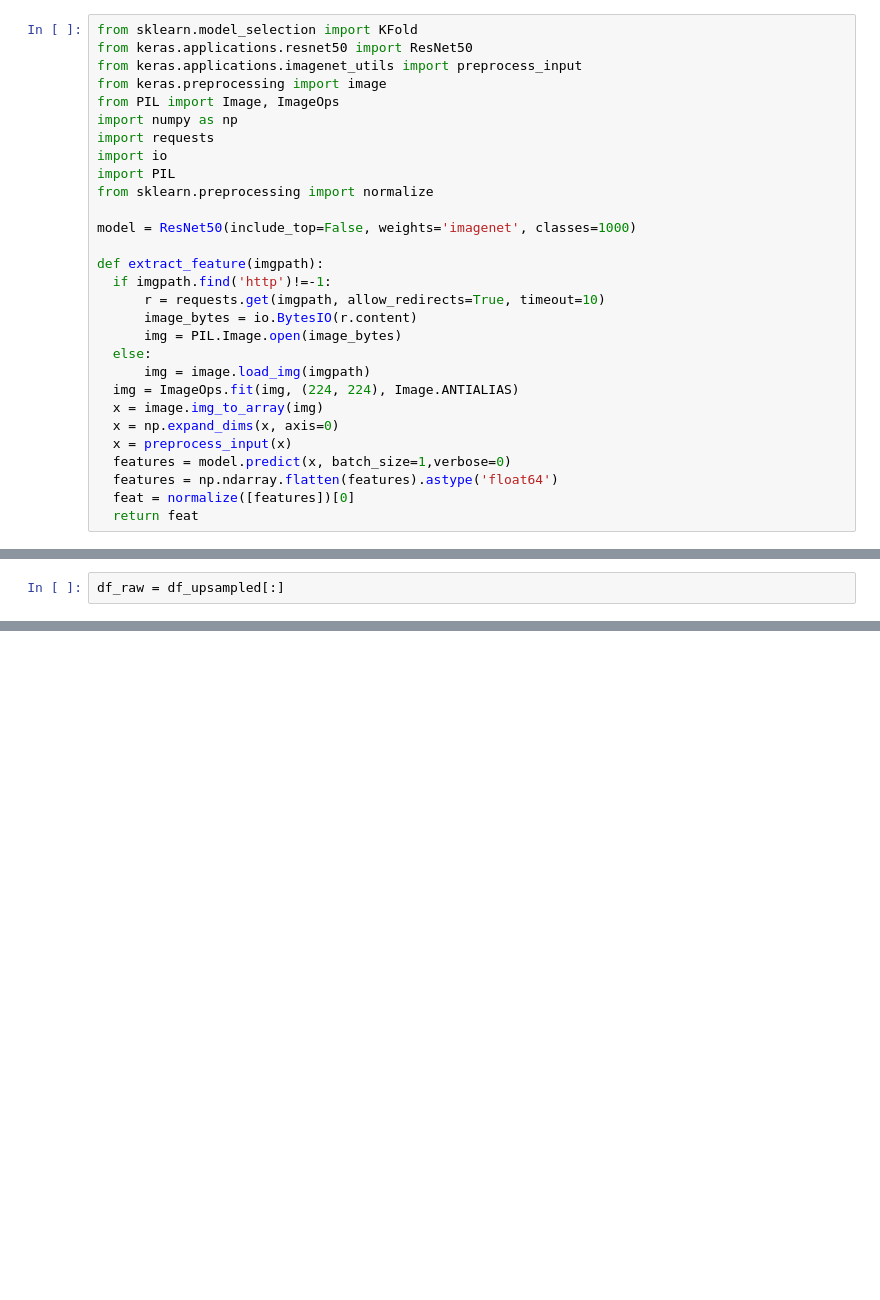
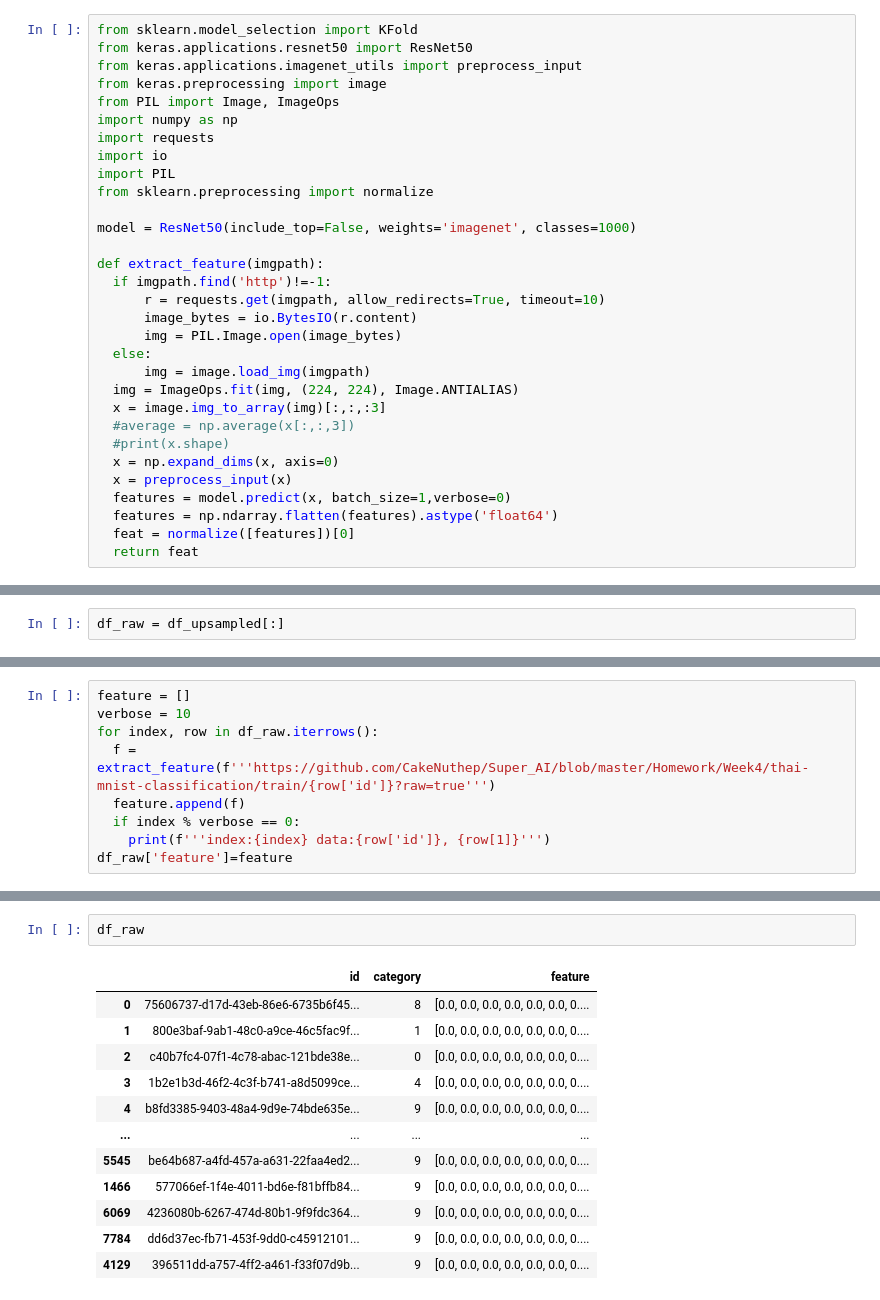
Before and after one commit to CakeNuthep/Super_AI, a Jupyter notebook: Homework/Week4/22p22c0044_ศุภชัย_W4HW1_12102020.ipynb, the cells around one changed output, grey strips where cells are left out. Saved outputs shown, nothing was run; the diff lists cells and outputs as text; blank space fills up the shorter version.

```diff
--- a/Homework/Week4/22p22c0044_ศุภชัย_W4HW1_12102020.ipynb
+++ b/Homework/Week4/22p22c0044_ศุภชัย_W4HW1_12102020.ipynb
@@ -107,7 +107,9 @@ def extract_feature(imgpath):
   else:
       img = image.load_img(imgpath)
   img = ImageOps.fit(img, (224, 224), Image.ANTIALIAS)
-  x = image.img_to_array(img)
+  x = image.img_to_array(img)[:,:,:3]
+  #average = np.average(x[:,:,3])
+  #print(x.shape)
   x = np.expand_dims(x, axis=0)
   x = preprocess_input(x)
   features = model.predict(x, batch_size=1,verbose=0)
@@ -137 +136,10 @@ df_raw
 11000 rows × 2 columns
+# %%
+feature = []
+verbose = 10
+for index, row in df_raw.iterrows():
+  f = extract_feature(f'''https://github.com/CakeNuthep/Super_AI/blob/master/Homework/Week4/thai-mnist-classification/train/{row['id']}?raw=true''')
+  feature.append(f)
+  if index % verbose == 0:
+    print(f'''index:{index} data:{row['id']}, {row[1]}''')
+df_raw['feature']=feature
@@ -137,0 +168,15 @@ df_raw
+# %%
+df_raw
+# %% [output]
+|  | id | category | feature |
+| 0 | 75606737-d17d-43eb-86e6-6735b6f45... | 8 | [0.0, 0.0, 0.0, 0.0, 0.0, 0.0, 0.... |
+| 1 | 800e3baf-9ab1-48c0-a9ce-46c5fac9f... | 1 | [0.0, 0.0, 0.0, 0.0, 0.0, 0.0, 0.... |
+| 2 | c40b7fc4-07f1-4c78-abac-121bde38e... | 0 | [0.0, 0.0, 0.0, 0.0, 0.0, 0.0, 0.... |
+| 3 | 1b2e1b3d-46f2-4c3f-b741-a8d5099ce... | 4 | [0.0, 0.0, 0.0, 0.0, 0.0, 0.0, 0.... |
+| 4 | b8fd3385-9403-48a4-9d9e-74bde635e... | 9 | [0.0, 0.0, 0.0, 0.0, 0.0, 0.0, 0.... |
+| ... | ... | ... | ... |
+| 5545 | be64b687-a4fd-457a-a631-22faa4ed2... | 9 | [0.0, 0.0, 0.0, 0.0, 0.0, 0.0, 0.... |
+| 1466 | 577066ef-1f4e-4011-bd6e-f81bffb84... | 9 | [0.0, 0.0, 0.0, 0.0, 0.0, 0.0, 0.... |
+| 6069 | 4236080b-6267-474d-80b1-9f9fdc364... | 9 | [0.0, 0.0, 0.0, 0.0, 0.0, 0.0, 0.... |
+| 7784 | dd6d37ec-fb71-453f-9dd0-c45912101... | 9 | [0.0, 0.0, 0.0, 0.0, 0.0, 0.0, 0.... |
+| 4129 | 396511dd-a757-4ff2-a461-f33f07d9b... | 9 | [0.0, 0.0, 0.0, 0.0, 0.0, 0.0, 0.... |
```
Also changed, not shown: parts of 8 cells of this notebook.
